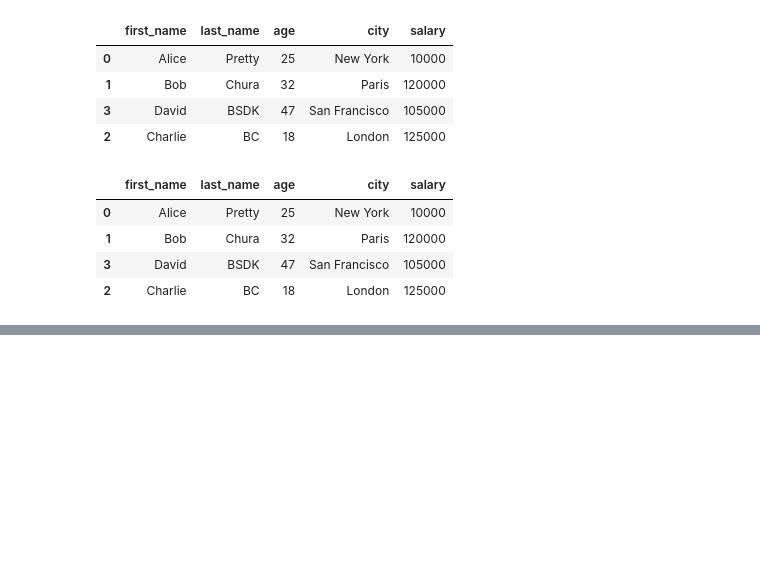
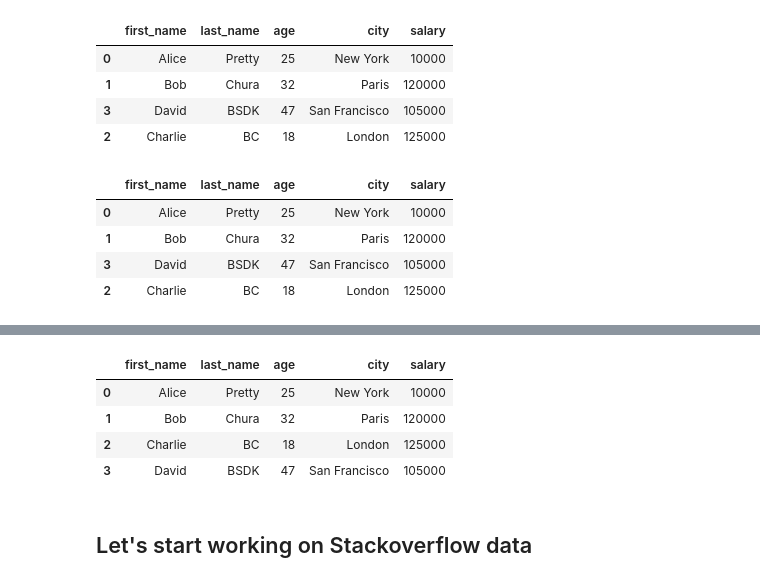
Before and after one commit to TechieBalu/Guide-To-Advance-Python-Concepts, a Jupyter notebook: Pandas by Corey Schafer/Sorting data.ipynb, the cells around one changed output, grey strips where cells are left out. Cells and saved outputs as stored; diff of their text form; code cells hidden in the pictures; blank space fills up the shorter version.

```diff
--- a/Pandas by Corey Schafer/Sorting data.ipynb
+++ b/Pandas by Corey Schafer/Sorting data.ipynb
@@ -61,0 +75,3 @@ data.sort_values(by=["last_name","first_name"], ascending=[False,True])
+# %%
+# let's sort our data on last_name in descending order
+data.sort_values(by="last_name", ascending=False, inplace=True)
@@ -61,0 +86,13 @@ data.sort_values(by=["last_name","first_name"], ascending=[False,True])
+# %%
+# above cell output has random indexes we can sort index wise as well
+data.sort_index(inplace=True)
+data
+# Now our data is sorted on index in ascending order
+# %% [output]
+|  | first_name | last_name | age | city | salary |
+| 0 | Alice | Pretty | 25 | New York | 10000 |
+| 1 | Bob | Chura | 32 | Paris | 120000 |
+| 2 | Charlie | BC | 18 | London | 125000 |
+| 3 | David | BSDK | 47 | San Francisco | 105000 |
+# %% [markdown]
+## Let's start working on Stackoverflow data
```
Also changed, not shown: parts of 14 cells of this notebook.
